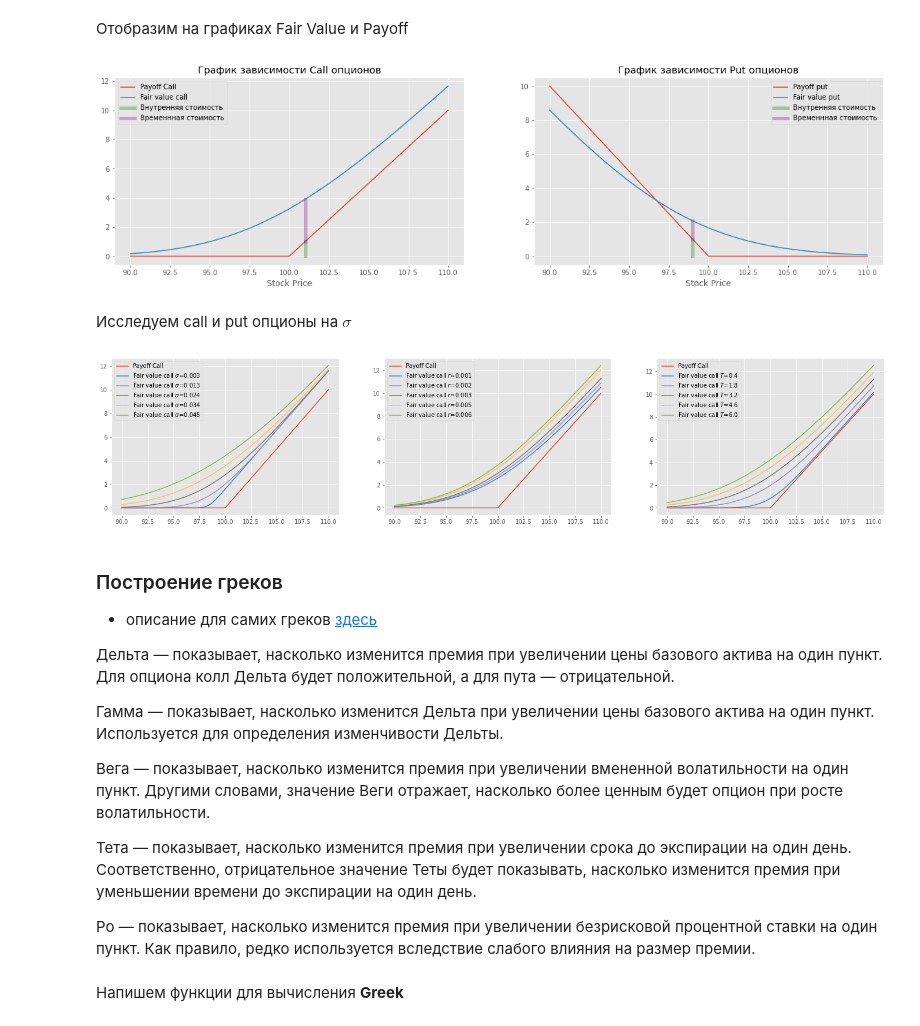
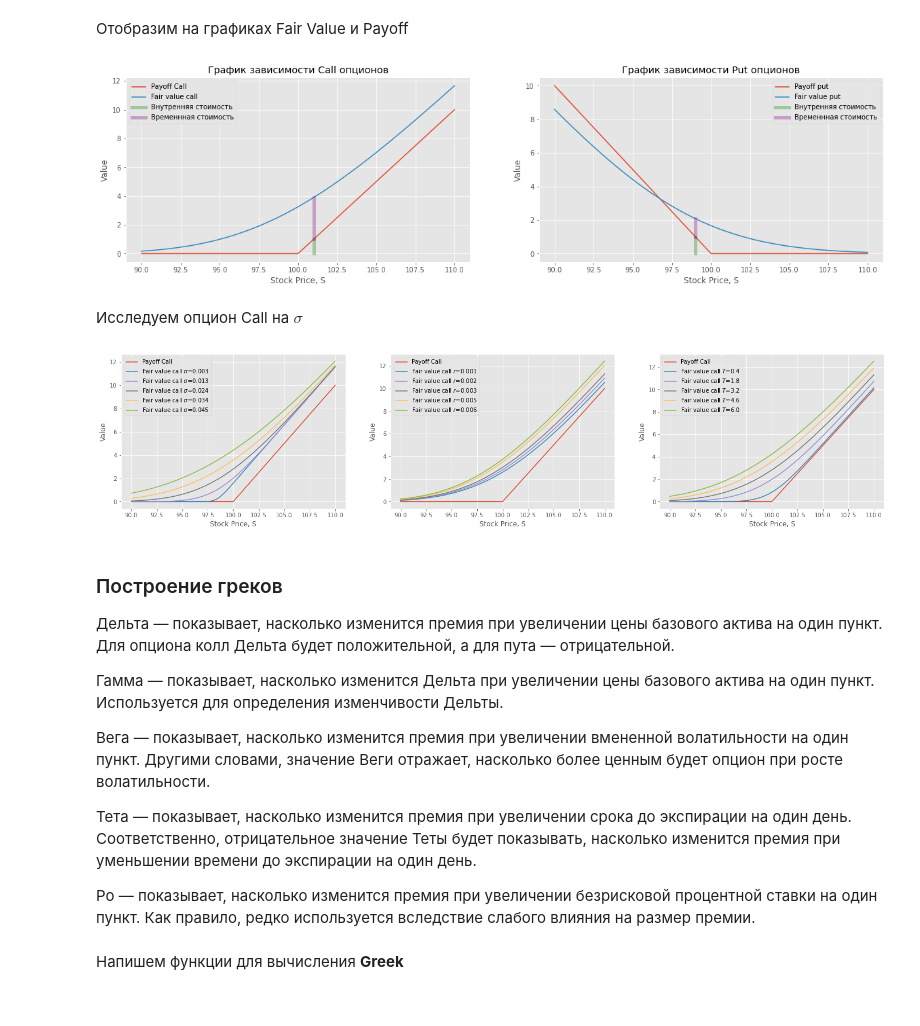
Before and after one commit to CyberCheshir/FinMath, a Jupyter notebook: Лабораторная 2.ipynb, the cells around one changed output. Drawn from its saved outputs; the diff is of its cells as text; code cells hidden in the pictures.

```diff
--- a/Лабораторная 2.ipynb
+++ b/Лабораторная 2.ipynb
@@ -206,7 +206,8 @@ def draw_graphics():
     plt.title('График зависимости Call опционов')
     plt.plot(interval, payoff_call_arr, label='Payoff Call')
     plt.plot(interval, fair_value_call_arr, label='Fair value call')
-    plt.xlabel('Stock Price')
+    plt.xlabel('Stock Price, S')
+    plt.ylabel('Value')
     plt.legend(loc='best')
     # временная и внутреняя стоимость
     point = STRIKE_PRICE + 0.1 * RANGE_VALUE
@@ -220,7 +221,8 @@ def draw_graphics():
     plt.title('График зависимости Put опционов')
     plt.plot(interval, payoff_put_arr, label='Payoff put')
     plt.plot(interval, fair_value_put_arr, label='Fair value put')
-    plt.xlabel('Stock Price')
+    plt.xlabel('Stock Price, S')
+    plt.ylabel('Value')
     plt.legend(loc='best')
     # временная и внутреняя стоимость
     point = STRIKE_PRICE - 0.1 * RANGE_VALUE
@@ -233,9 +235,9 @@ def draw_graphics():
 
 draw_graphics()
 # %% [output]
-[figure, old version]
+[figure, new version]
 # %% [markdown]
-Исследуем сall и put опционы на $\sigma$
+Исследуем опцион Call на $\sigma$
 # %%
 def research_fairvalue_show():
     """Изменение функций в зависимости от параметров"""
@@ -243,37 +245,44 @@ def research_fairvalue_show():
     sigma = np.round(np.linspace(SIGMA*0.1, SIGMA*1.5, num=5), 3)
     r = np.round(np.linspace(R*0.2, R*1.5, num=5), 3)
     t = np.round(np.linspace(T*0.1, T*1.5, num=5), 3)
     # Изменение от sigma
     plt.figure(figsize=(24, 5))
     plt.subplot(1, 3, 1)
     plt.plot(interval, payoff_call_arr, label='Payoff Call')
     for i in sigma:
         fair_call_arr = [fair_value_call(s, sigma=i) for s in interval]
         plt.plot(interval, fair_call_arr,
                  label=f'Fair value call $\sigma$={i}')
+    plt.xlabel('Stock Price, S')
+    plt.ylabel('Value')
     plt.legend(loc='best')
     # Изменение от r
     plt.subplot(1, 3, 2)
     plt.plot(interval, payoff_call_arr, label='Payoff Call')
     for i in r:
         fair_call_arr = [fair_value_call(s, r=i) for s in interval]
         plt.plot(interval, fair_call_arr, label=f'Fair value call $r$={i}')
+    plt.xlabel('Stock Price, S')
+    plt.ylabel('Value')
     plt.legend(loc='best')
     # Изменение от T
     plt.subplot(1, 3, 3)
     plt.plot(interval, payoff_call_arr, label='Payoff Call')
     for i in t:
         fair_call_arr = [fair_value_call(s, t=i) for s in interval]
         plt.plot(interval, fair_call_arr, label=f'Fair value call $T$={i}')
+    plt.xlabel('Stock Price, S')
+    plt.ylabel('Value')
+
     plt.legend(loc='best')
 
 
 research_fairvalue_show()
 # %% [output]
-[figure, old version]
+[figure, new version]
 # %% [markdown]
 ### Построение греков
-- описание для самих греков [здесь](https://www.zerich.com/article/Greki/)
+
 
 Дельта — показывает, насколько изменится премия при увеличении цены базового актива на один пункт. Для опциона колл Дельта будет положительной, а для пута — отрицательной.
 
```
Also changed, not shown: parts of 14 cells of this notebook.
